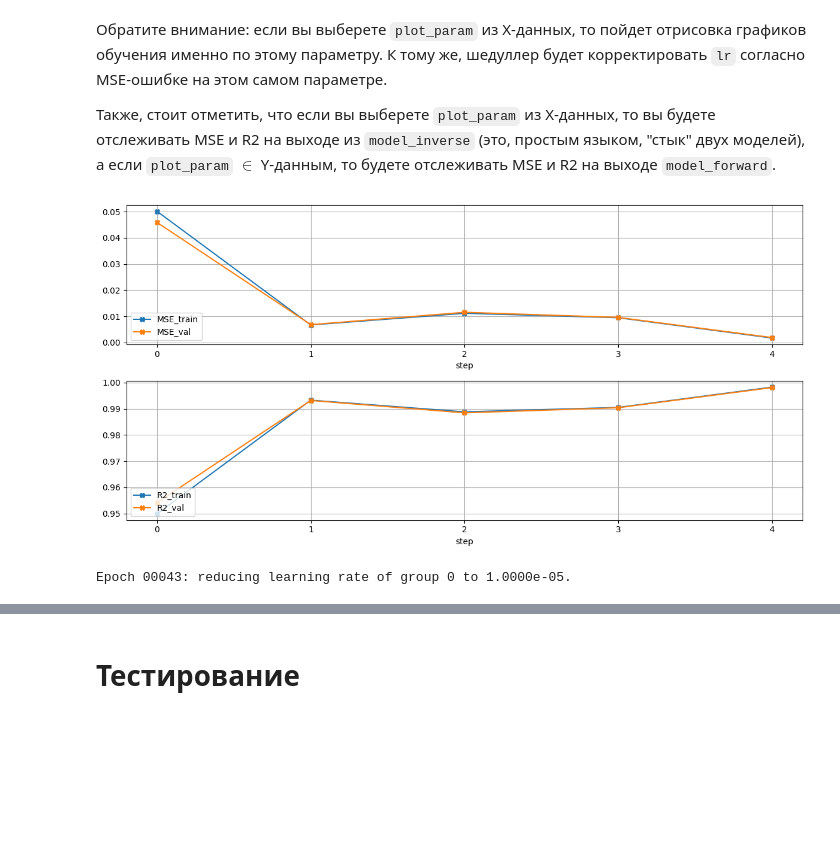
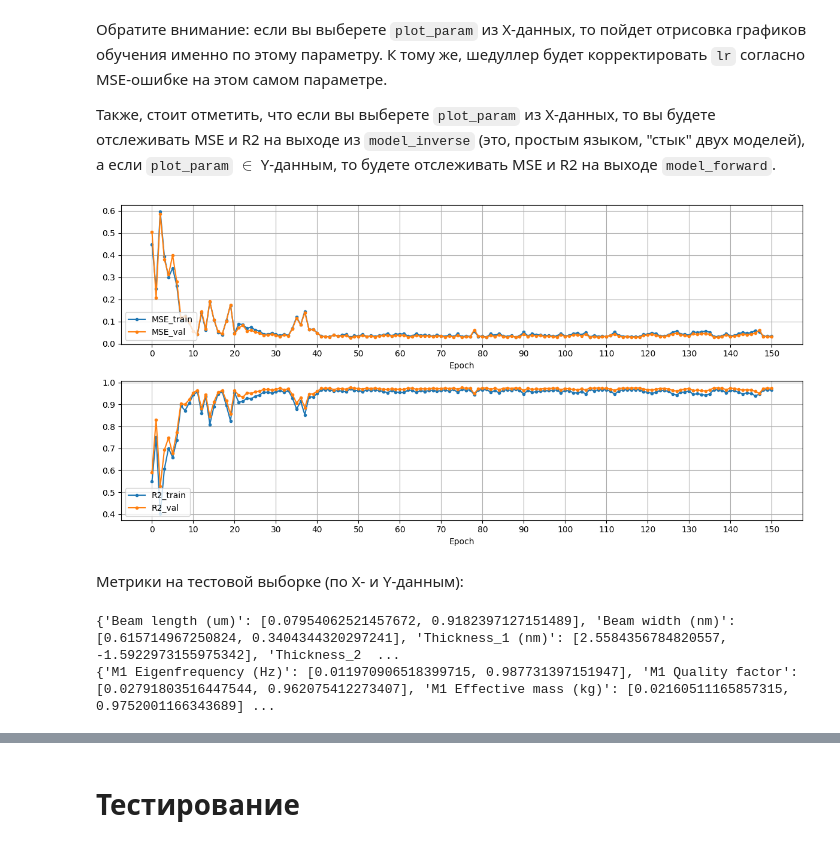
Before and after one commit to PolMix/nems_ai, a Jupyter notebook: Neural ML/Tandem.ipynb, the cells around one changed output, grey strips where cells are left out. Saved outputs shown, nothing was run; the diff lists cells and outputs as text; code cells hidden in the pictures; blank space fills up the shorter version.

```diff
--- a/Neural ML/Tandem.ipynb
+++ b/Neural ML/Tandem.ipynb
@@ -160,9 +158,9 @@ x_val, y_val = split_df(df_val, num_common=8)
 x_test, y_test = split_df(df_test, num_common=8)
 
 # Берем лишь один параметр из двадцати
-x_train, y_train = x_train.iloc[:], y_train.iloc[:, :1]
-x_val, y_val = x_val.iloc[:], y_val.iloc[:, :1]
-x_test, y_test = x_test.iloc[:], y_test.iloc[:, :1]
+x_train, y_train = x_train.iloc[:], y_train.iloc[:, [0, 1, 2, 3, 4]]
+x_val, y_val = x_val.iloc[:], y_val.iloc[:, [0, 1, 2, 3, 4]]
+x_test, y_test = x_test.iloc[:], y_test.iloc[:, [0, 1, 2, 3, 4]]
 
 print('Dataset has been split into parts with the following shapes:')
 print(f'x_train: {x_train.shape}')
@@ -246,7 +244,7 @@ trainset = CustomDataset(x_train, y_train)
 valset = CustomDataset(x_val, y_val)
 testset = CustomDataset(x_test, y_test)
 
-batch_size = 64
+batch_size = 256
 
 train_loader = DataLoader(trainset, batch_size=batch_size, shuffle=True, num_workers=2)
 val_loader = DataLoader(valset, batch_size=batch_size, shuffle=False, num_workers=2)
@@ -297,15 +296,15 @@ class FCNetwork(nn.Module):
 # %%
 from neural_ml import train_mlp
 
-param_names = ['M1 Eigenfrequency (Hz)']
+param_names_y = list(y_train.columns)
 plot_param = 'M1 Eigenfrequency (Hz)'
-num_epochs = 50
+num_epochs = 150
 
 model_mlp = FCNetwork().to(device)
-optimizer = torch.optim.Adam(model_mlp.parameters(), lr=1e-3)
+optimizer = Lion(model_mlp.parameters(), lr=1e-4)
 criterion = nn.MSELoss()
 scheduler = ReduceLROnPlateau(optimizer=optimizer, mode='min', threshold=1e-8, verbose=True)
 pp_mlp = train_mlp(model_mlp, train_loader, val_loader,
                    criterion, optimizer, scheduler,
-                   num_epochs, param_names, plot_param)
+                   num_epochs, param_names_y, plot_param)
 # %% [output]
@@ -426,19 +373,36 @@ class CondInverseFC(nn.Module):
 # %%
 from neural_ml import train_tandem
 
 model_inverse = InverseFC().to(device)
 model_forward = deepcopy(model_mlp).to(device)
-optimizer = torch.optim.Adam(model_inverse.parameters(), lr=1e-3)
+optimizer = Lion(model_inverse.parameters(), lr=1e-4)
 criterion = nn.MSELoss()
 scheduler = ReduceLROnPlateau(optimizer=optimizer, mode='min', threshold=1e-8, verbose=True)
 
-num_epochs = 50
-param_names_y = ['M1 Eigenfrequency (Hz)']
+num_epochs = 150
 pp = train_tandem(model_inverse, model_forward,
                   train_loader, val_loader,
                   criterion, optimizer, scheduler,
                   num_epochs, param_names_x=None, param_names_y=param_names_y,
-                  plot_param='M1 Eigenfrequency (Hz)')
+                  plot_param='M1 Quality factor')
 # %% [output]
-[figure, old version]
+[figure, new version]
-Epoch 00043: reducing learning rate of group 0 to 1.0000e-05.
+# %% [markdown]
+Метрики на тестовой выборке (по X- и Y-данным):
+# %%
+from neural_ml import get_readable_metrics_tandem
+
+param_names_x = ['Beam length (um)', 'Beam width (nm)',
+                 'Thickness_1 (nm)', 'Thickness_2 (nm)',
+                 'Temperature (K)', 'Distance (nm)',
+                 'Gate voltage (V)', 'Pretension (Pa)']
+
+output_dict_inverse, output_dict_forward = get_readable_metrics_tandem(model_inverse, model_forward,
+                                                                       test_loader,
+                                                                       param_names_x, param_names_y)
+
+print(output_dict_inverse)
+print(output_dict_forward)
+# %% [output]
+{'Beam length (um)': [0.07954062521457672, 0.9182397127151489], 'Beam width (nm)': [0.615714967250824, 0.3404344320297241], 'Thickness_1 (nm)': [2.5584356784820557, -1.5922973155975342], 'Thickness_2  ...
+{'M1 Eigenfrequency (Hz)': [0.011970906518399715, 0.987731397151947], 'M1 Quality factor': [0.02791803516447544, 0.962075412273407], 'M1 Effective mass (kg)': [0.02160511165857315, 0.9752001166343689] ...
```
Also changed, not shown: parts of 38 cells of this notebook.
